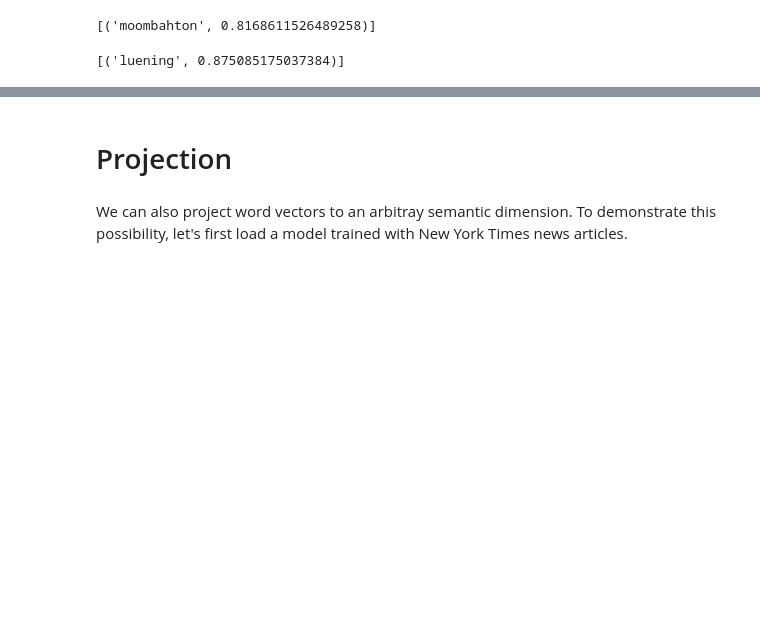
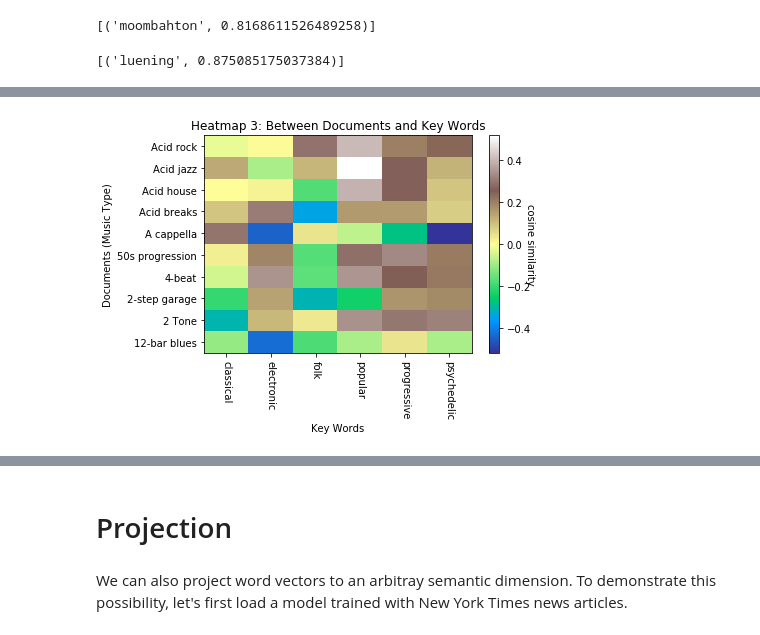
Before and after one commit to xywu-soc/content-analysis-2018, a Jupyter notebook: 4-Word-Embedding/4-Word-Embedding.ipynb, the cells around one changed output, grey strips where cells are left out. Saved outputs shown, nothing was run; the diff lists cells and outputs as text; code cells hidden in the pictures; blank space fills up the shorter version.

```diff
--- a/4-Word-Embedding/4-Word-Embedding.ipynb
+++ b/4-Word-Embedding/4-Word-Embedding.ipynb
@@ -1045,14 +1072,20 @@ music_heatmapMatrixC = np.array(music_heatmapMatrixC)
 # %%
 ## Plot
 fig, ax = plt.subplots()
 music_hmap2 = ax.pcolor(music_heatmapMatrixC, cmap='terrain')
 cbar = plt.colorbar(music_hmap2)
 # lables and axis
 cbar.set_label('cosine similarity', rotation=270)
 a = ax.set_xticks(np.arange(music_heatmapMatrixC.shape[1]) + 0.5, minor=False)
 a = ax.set_yticks(np.arange(music_heatmapMatrixC.shape[0]) + 0.5, minor=False)
 a = ax.set_xticklabels(music_keywords, minor=False, rotation=270)
 a = ax.set_yticklabels(music_targetDocs, minor=False)
+plt.title('Heatmap 3: Between Documents and Key Words')
+plt.xlabel('Key Words')
+plt.ylabel('Documents (Music Type)')
+plt.show()
+# %% [output]
+[figure, added]
 # %%
 ### Find distances between every document in your corpus and a word or query of interest
 # Document most like the query
```
Also changed, not shown: parts of 7 cells of this notebook.
